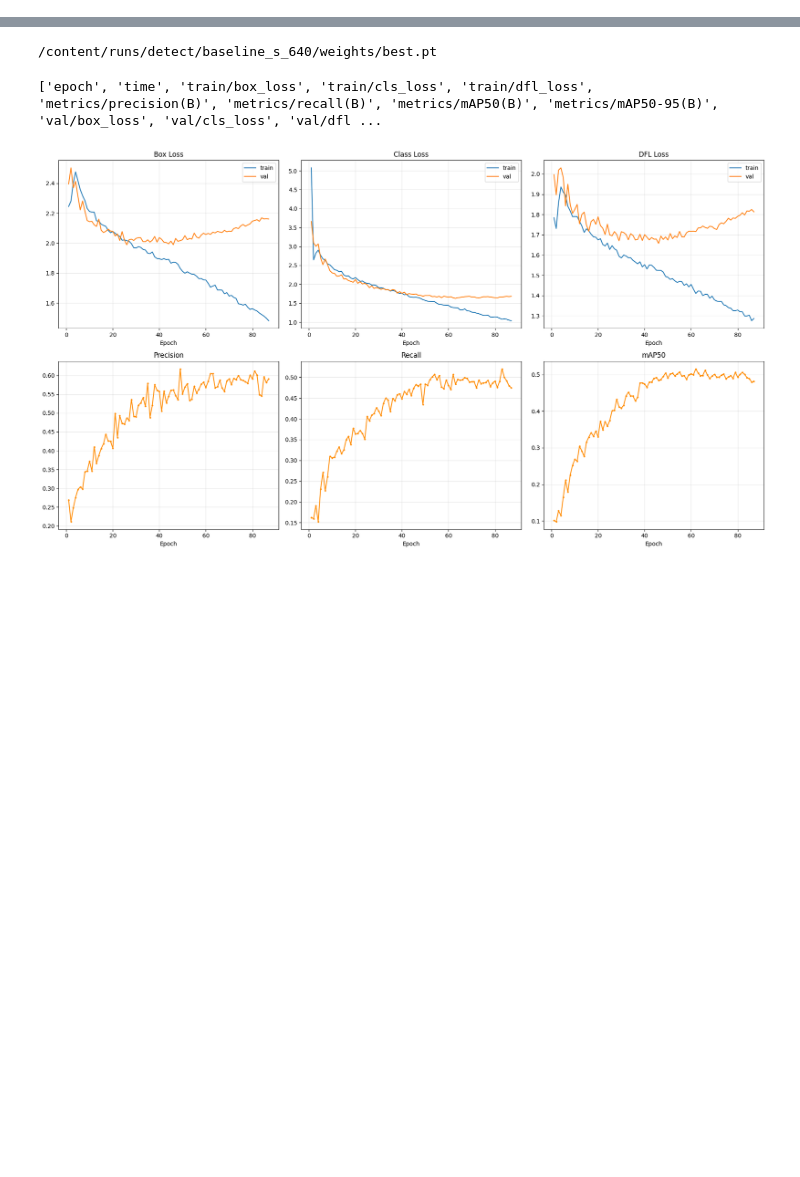
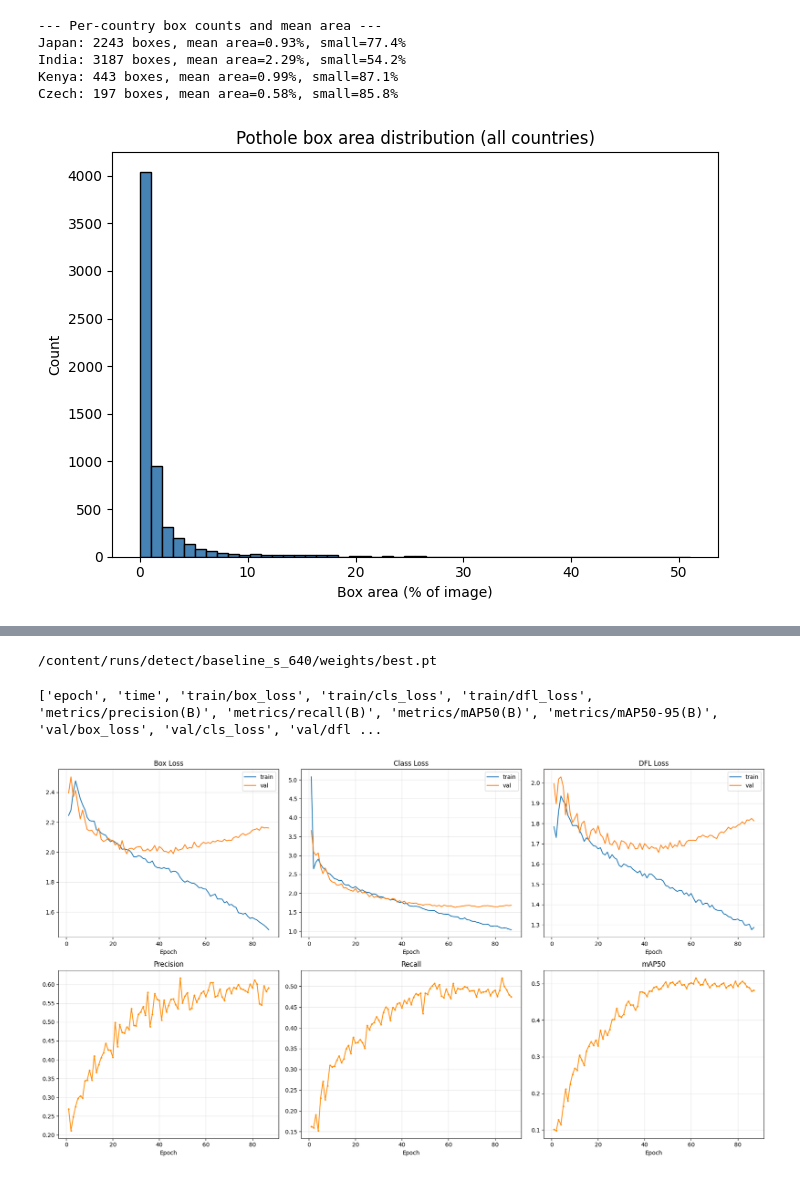
Before and after one commit to kibwale/nipe_macho, a Jupyter notebook: notebooks/testing_new_data.ipynb, the cells around one changed output, grey strips where cells are left out. Saved outputs shown, nothing was run; the diff lists cells and outputs as text; code cells hidden in the pictures; blank space fills up the shorter version.

```diff
--- a/notebooks/testing_new_data.ipynb
+++ b/notebooks/testing_new_data.ipynb
@@ -834,0 +228,4 @@ Copied to Drive
+# %%
+sizes, countries_list = assess.collect_box_sizes(DRIVE_ROOT)
+widths, heights, areas = assess.print_size_summary(sizes)
+assess.print_size_buckets(areas)
@@ -834,0 +242,13 @@ Copied to Drive
+# %%
+by_country = assess.group_by_country(countries_list, areas)
+assess.print_country_breakdown(by_country)
+# %% [output]
+--- Per-country box counts and mean area ---
+Japan: 2243 boxes, mean area=0.93%, small=77.4%
+India: 3187 boxes, mean area=2.29%, small=54.2%
+Kenya: 443 boxes, mean area=0.99%, small=87.1%
+Czech: 197 boxes, mean area=0.58%, small=85.8%
+# %%
+assess.plot_area_histogram(areas)
+# %% [output]
+[figure, added]
```
Also changed, not shown: parts of 86 cells of this notebook.
